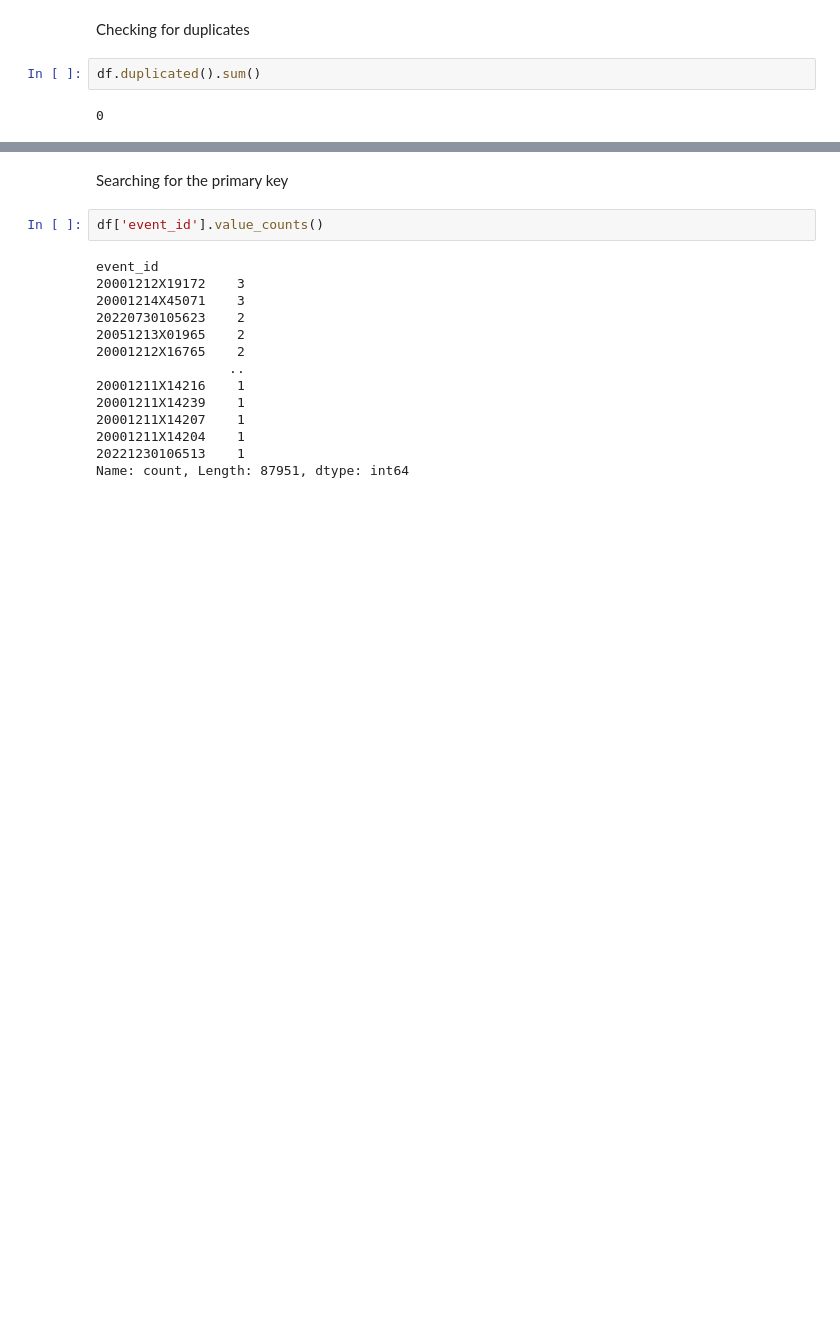
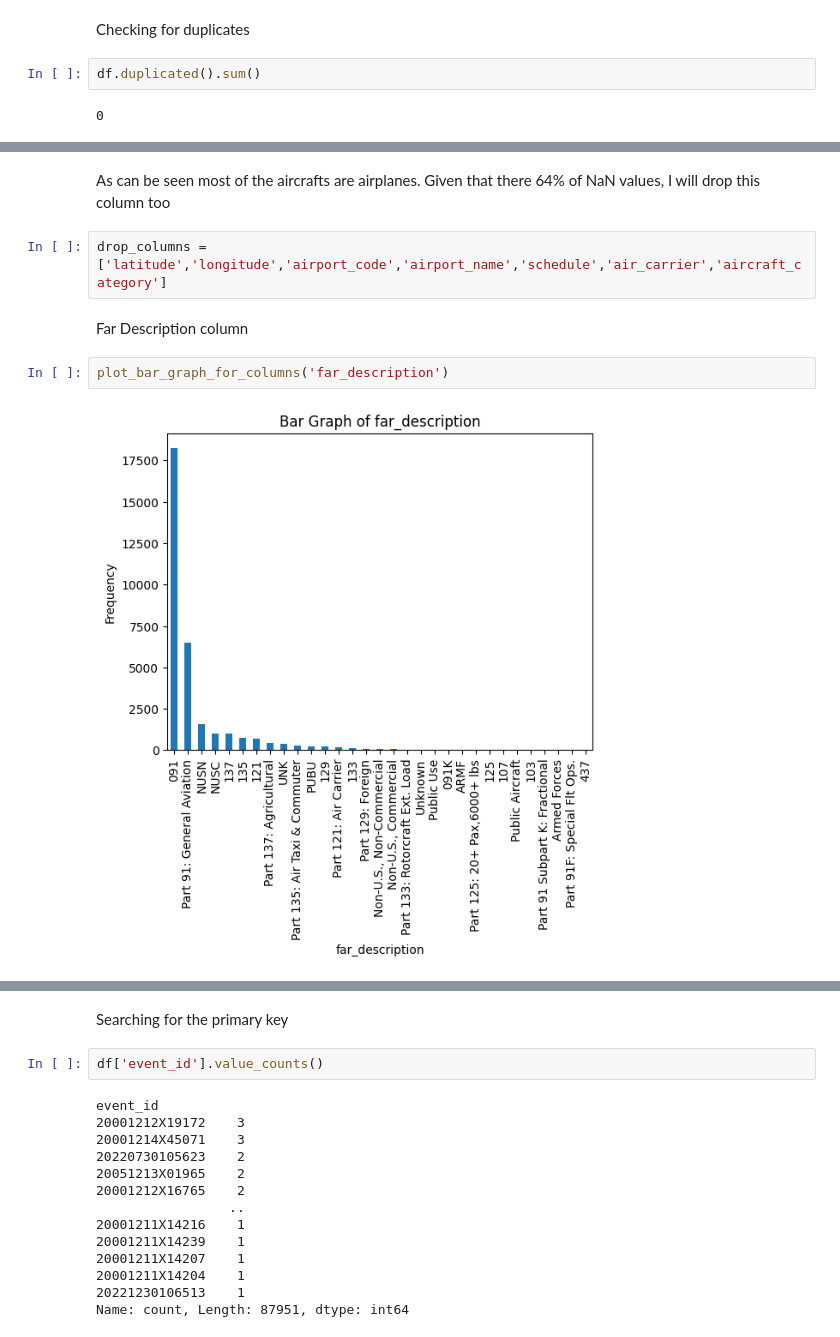
Before and after one commit to mbarriola96/Aircraft_safety_analysis, a Jupyter notebook: 00_data_understanding.ipynb, the cells around one changed output, grey strips where cells are left out. Cells and saved outputs as stored; diff of their text form; blank space fills up the shorter version.

```diff
--- a/00_data_understanding.ipynb
+++ b/00_data_understanding.ipynb
@@ -123,0 +190,10 @@ df.duplicated().sum()
+# %% [markdown]
+As can be seen most of the aircrafts are airplanes. Given that there 64% of NaN values, I will drop this column too
+# %%
+drop_columns = ['latitude','longitude','airport_code','airport_name','schedule','air_carrier','aircraft_category']
+# %% [markdown]
+Far Description column
+# %%
+plot_bar_graph_for_columns('far_description')
+# %% [output]
+[figure, added]
```
Also changed, not shown: parts of 90 cells of this notebook.
